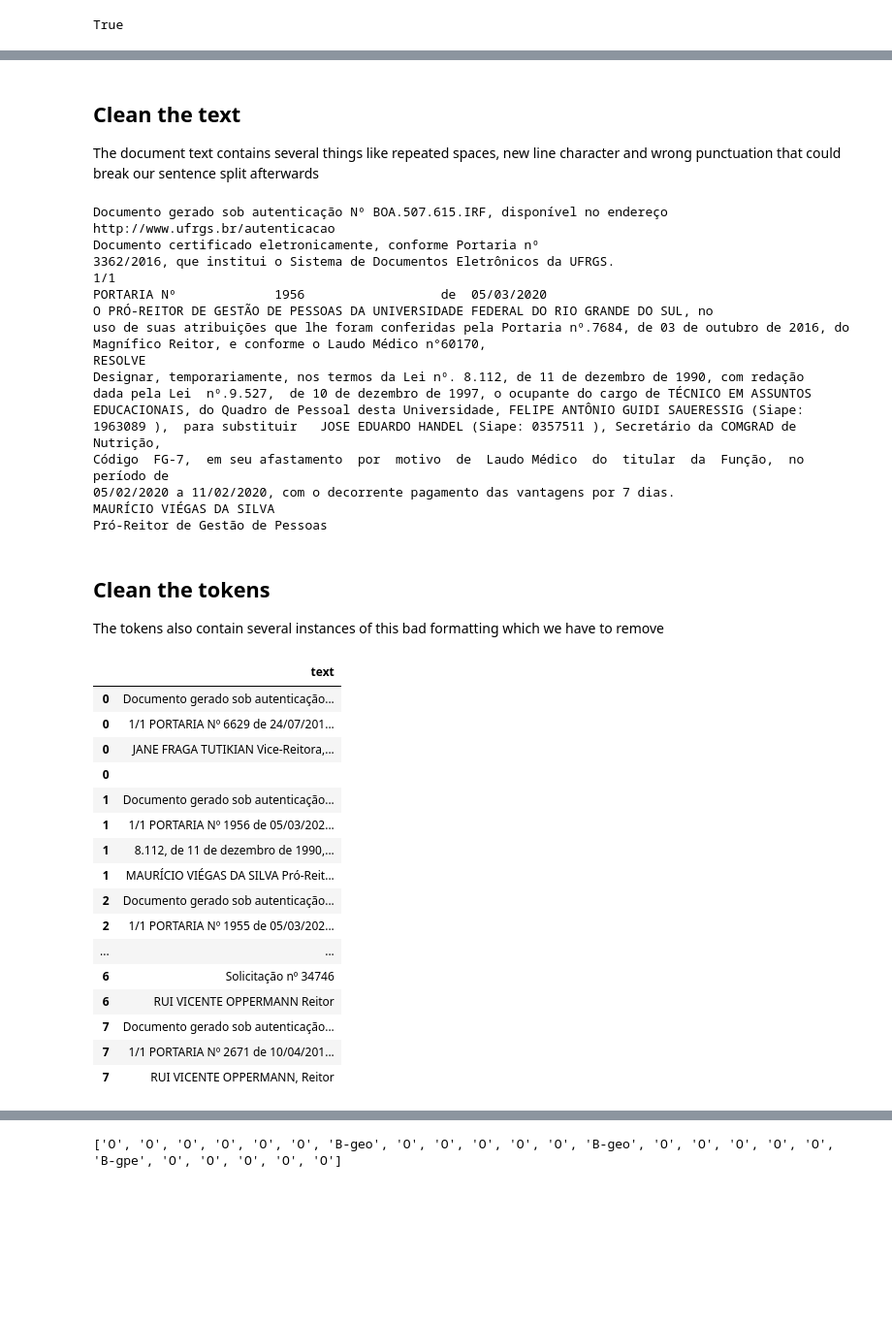
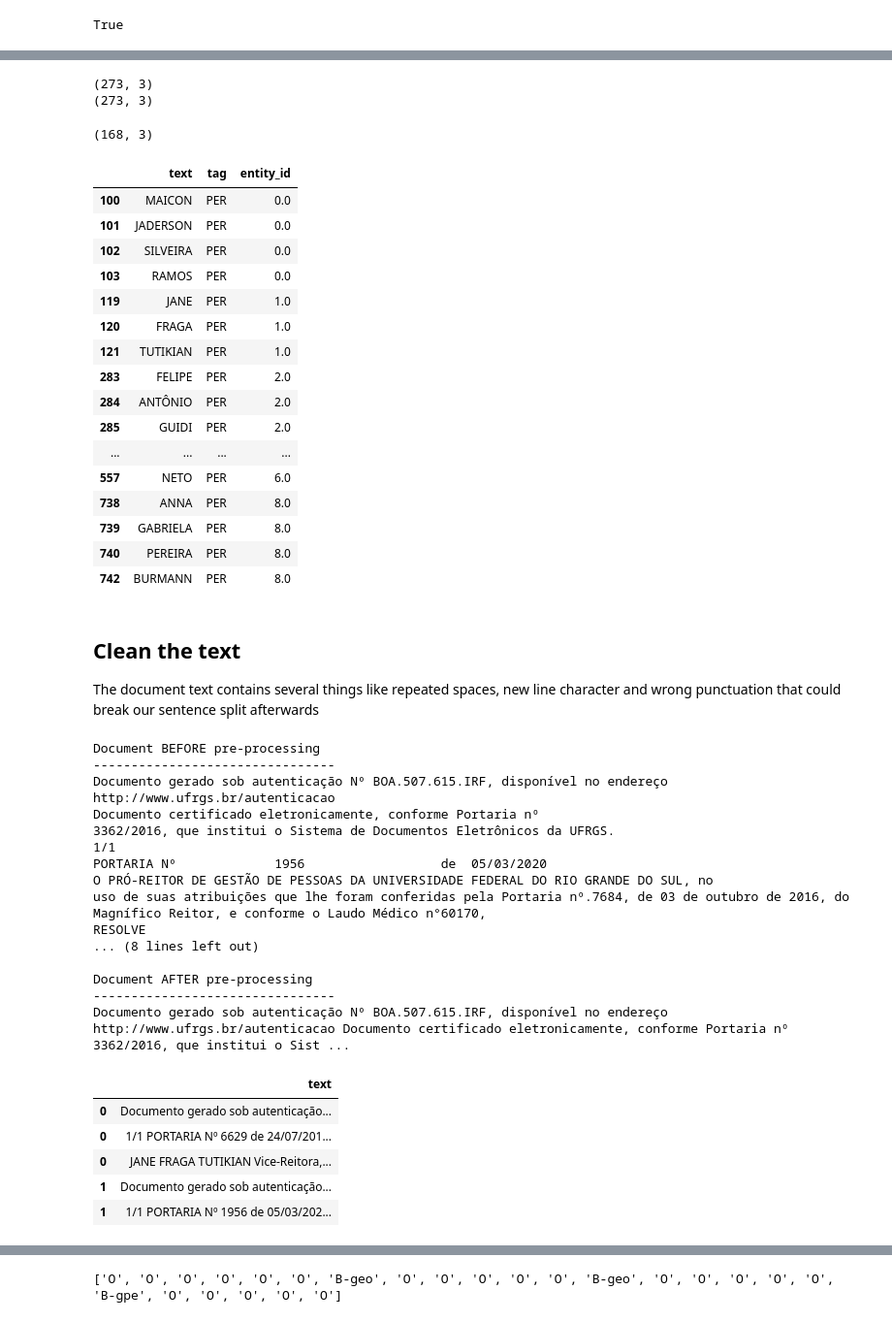
Before and after one commit to arthurziegler/ner-using-bert, a Jupyter notebook: BERT_Experiment/bert_ner_test.ipynb, the cells around one changed output, grey strips where cells are left out. Shown at 97% size. Saved outputs shown, nothing was run; the diff lists cells and outputs as text; code cells hidden in the pictures; blank space fills up the shorter version.

Commit message:
Formatted ACERPI data to feed the NN

```diff
--- a/BERT_Experiment/bert_ner_test.ipynb
+++ b/BERT_Experiment/bert_ner_test.ipynb
@@ -20,7 +20,6 @@ torch.__version__
 
 pd.options.display.max_colwidth = 300
 pd.options.display.max_rows = 100
-pd.options.display.max
 # %% [markdown]
 # Get kaggle dataset
 # %%
@@ -74,0 +55,2 @@ for index, document in formatted_dataset.iterrows():
+# %%
+annotated_data = annotated_data
@@ -149,0 +163,8 @@ Name: text, dtype: object
+# %%
+# There are two instances of tokens with \n and a whitespace, we want to remove those because they won't be present in our cleaned text later on.
+print(token_df.shape)
+token_df = token_df[token_df['text'].str.fullmatch(r'([A-zÀ-ÿ]+)')]
+print(token_df.shape)
+# %% [output]
+(273, 3)
+(273, 3)
@@ -150,14 +187,39 @@ Name: text, dtype: object
+# %%
+print(token_df.shape)
+token_df.head(30)
+# %% [output]
+(168, 3)
+|  | text | tag | entity_id |
+| 100 | MAICON | PER | 0.0 |
+| 101 | JADERSON | PER | 0.0 |
+| 102 | SILVEIRA | PER | 0.0 |
+| 103 | RAMOS | PER | 0.0 |
+| 119 | JANE | PER | 1.0 |
+| 120 | FRAGA | PER | 1.0 |
+| 121 | TUTIKIAN | PER | 1.0 |
+| 283 | FELIPE | PER | 2.0 |
+| 284 | ANTÔNIO | PER | 2.0 |
+| 285 | GUIDI | PER | 2.0 |
+| ... | ... | ... | ... |
+| 557 | NETO | PER | 6.0 |
+| 738 | ANNA | PER | 8.0 |
+| 739 | GABRIELA | PER | 8.0 |
+| 740 | PEREIRA | PER | 8.0 |
+| 742 | BURMANN | PER | 8.0 |
 # %% [markdown]
 ## Clean the text
 The document text contains several things like repeated spaces, new line character and wrong punctuation that could break our sentence split afterwards
 # %%
-print((annotated_data['text'][1]))
+clean_text = annotated_data['text'].copy()
+print("Document BEFORE pre-processing" + '\n--------------------------------\n' + clean_text[1])
 # #Remove \n character and repeated whitespaces
-annotated_data['text'] = annotated_data['text'].replace(r'(nº\.) ?','nº ', regex=True)
-annotated_data['text'] = annotated_data['text'].replace(r'\n',' ', regex=True)
-annotated_data['text'] = annotated_data['text'].replace(r'[ ]+', ' ', regex = True)
-#print(annotated_data['text'][1])
+clean_text = clean_text.replace(r'(nº\.) ?','nº ', regex=True)
+clean_text = clean_text.replace(r'\n',' ', regex=True)
+clean_text = clean_text.replace(r'[ ]+', ' ', regex = True)
+print("Document AFTER pre-processing" + '\n--------------------------------\n' + clean_text[1])
 # %% [output]
+Document BEFORE pre-processing
+--------------------------------
 Documento gerado sob autenticação Nº BOA.507.615.IRF, disponível no endereço
 http://www.ufrgs.br/autenticacao
 Documento certificado eletronicamente, conforme Portaria nº
@@ -168,14 +230,8 @@ O PRÓ-REITOR DE GESTÃO DE PESSOAS DA UNIVERSIDADE FEDERAL DO RIO GRANDE DO SUL
 uso de suas atribuições que lhe foram conferidas pela Portaria nº.7684, de 03 de outubro de 2016, do
 Magnífico Reitor, e conforme o Laudo Médico n°60170,
 RESOLVE
-Designar, temporariamente, nos termos da Lei nº. 8.112, de 11 de dezembro de 1990, com redação
-dada pela Lei  nº.9.527,  de 10 de dezembro de 1997, o ocupante do cargo de TÉCNICO EM ASSUNTOS
-EDUCACIONAIS, do Quadro de Pessoal desta Universidade, FELIPE ANTÔNIO GUIDI SAUERESSIG (Siape:
-1963089 ),  para substituir   JOSE EDUARDO HANDEL (Siape: 0357511 ), Secretário da COMGRAD de Nutrição,
-Código  FG-7,  em seu afastamento  por  motivo  de  Laudo Médico  do  titular  da  Função,  no  período de
-05/02/2020 a 11/02/2020, com o decorrente pagamento das vantagens por 7 dias.
-MAURÍCIO VIÉGAS DA SILVA
-Pró-Reitor de Gestão de Pessoas
+... (8 lines left out)
+
+Document AFTER pre-processing
+--------------------------------
+Documento gerado sob autenticação Nº BOA.507.615.IRF, disponível no endereço http://www.ufrgs.br/autenticacao Documento certificado eletronicamente, conforme Portaria nº 3362/2016, que institui o Sist ...
-# %% [markdown]
-## Clean the tokens
-The tokens also contain several instances of this bad formatting which we have to remove
@@ -189,26 +238,16 @@ annotated_data['text'] = annotated_data['text'].replace(r'[ ]+', ' ', regex = Tr
 # %%
 # #Split documents into phrases
-#sentence_df = annotated_data['text'].apply(lambda row: tokenize.sent_tokenize(row, language='portuguese'))
-sentence_df = annotated_data['text'].str.split(pat='\. ')
+sentence_df = clean_text.apply(lambda row: tokenize.sent_tokenize(row, language='portuguese'))
+#sentence_df = clean_text.str.split(pat='\. ')
 # #Turn series of list of phrases into series of phrases. Index will indicate which document it belongs to for now.
 sentence_df = sentence_df.explode()
 # %%
-pd.DataFrame(sentence_df).head(30)
+sentence_df = pd.DataFrame(sentence_df)
+sentence_df.head()
 # %% [output]
 |  | text |
 | 0 | Documento gerado sob autenticação... |
 | 0 | 1/1 PORTARIA Nº 6629 de 24/07/201... |
 | 0 | JANE FRAGA TUTIKIAN Vice-Reitora,... |
-| 0 |  |
 | 1 | Documento gerado sob autenticação... |
 | 1 | 1/1 PORTARIA Nº 1956 de 05/03/202... |
-| 1 | 8.112, de 11 de dezembro de 1990,... |
-| 1 | MAURÍCIO VIÉGAS DA SILVA Pró-Reit... |
-| 2 | Documento gerado sob autenticação... |
-| 2 | 1/1 PORTARIA Nº 1955 de 05/03/202... |
-| ... | ... |
-| 6 | Solicitação nº 34746 |
-| 6 | RUI VICENTE OPPERMANN Reitor |
-| 7 | Documento gerado sob autenticação... |
-| 7 | 1/1 PORTARIA Nº 2671 de 10/04/201... |
-| 7 | RUI VICENTE OPPERMANN, Reitor |
```
Also changed, not shown: parts of 25 cells of this notebook.
